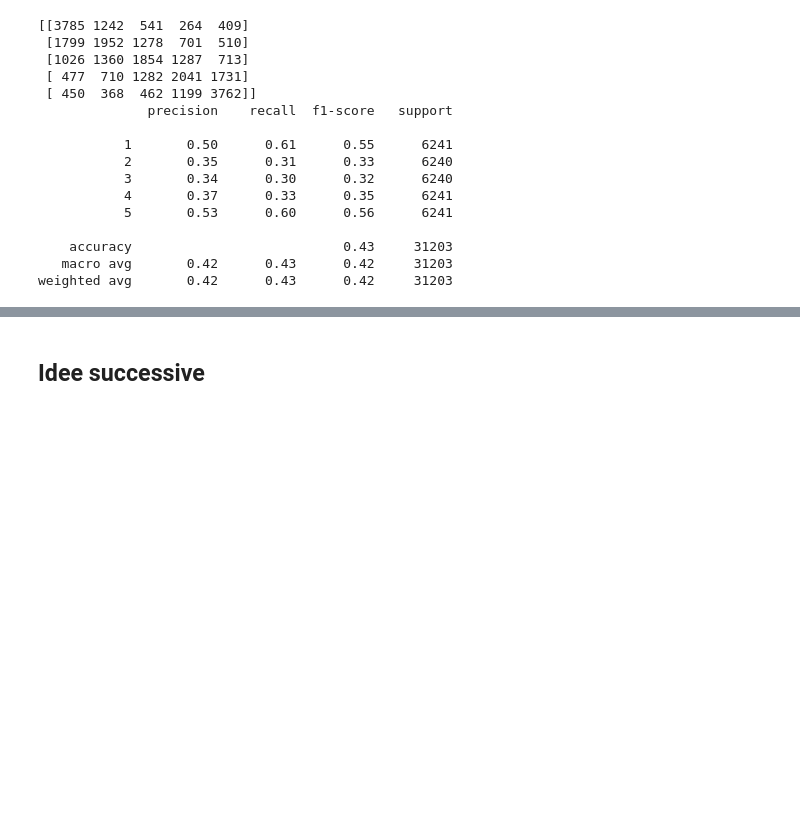
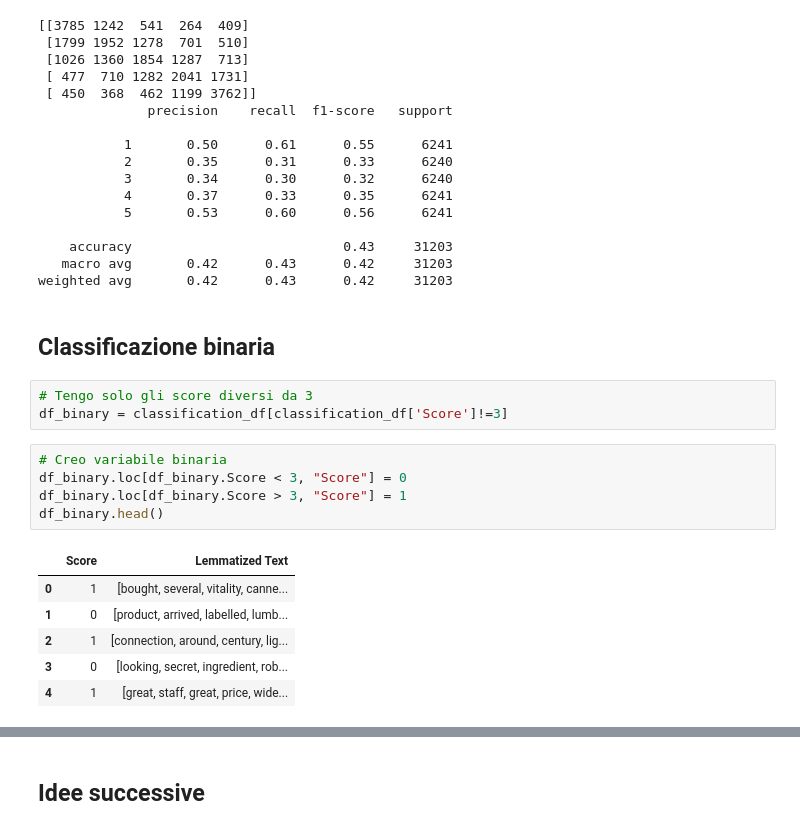
Before and after one commit to rmarconzini/amazon-fine-food-reviews-classification-clustering, a Jupyter notebook: Classification.ipynb, the cells around one changed output, grey strips where cells are left out. Drawn from its saved outputs; the diff is of its cells as text; blank space fills up the shorter version.

```diff
--- a/Classification.ipynb
+++ b/Classification.ipynb
@@ -505,3 +505,20 @@ evaluation(predictions_rf_W2V, y_test)
     accuracy                           0.43     31203
    macro avg       0.42      0.43      0.42     31203
 weighted avg       0.42      0.43      0.42     31203
+# %% [markdown]
+## Classificazione binaria
+# %%
+# Tengo solo gli score diversi da 3
+df_binary = classification_df[classification_df['Score']!=3]
+# %%
+# Creo variabile binaria
+df_binary.loc[df_binary.Score < 3, "Score"] = 0
+df_binary.loc[df_binary.Score > 3, "Score"] = 1
+df_binary.head()
+# %% [output]
+|  | Score | Lemmatized Text |
+| 0 | 1 | [bought, several, vitality, canne... |
+| 1 | 0 | [product, arrived, labelled, lumb... |
+| 2 | 1 | [connection, around, century, lig... |
+| 3 | 0 | [looking, secret, ingredient, rob... |
+| 4 | 1 | [great, staff, great, price, wide... |
```
Also changed, not shown: parts of 31 cells of this notebook.
